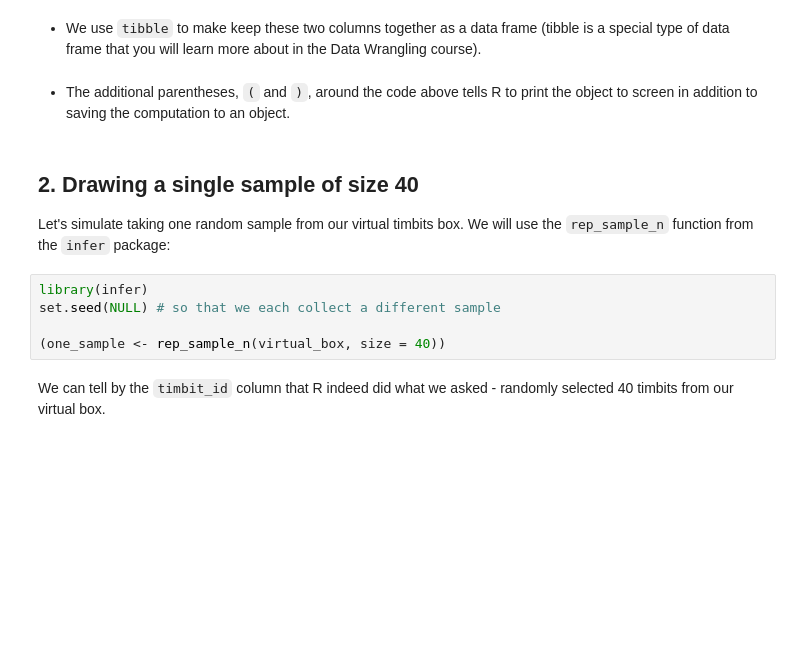
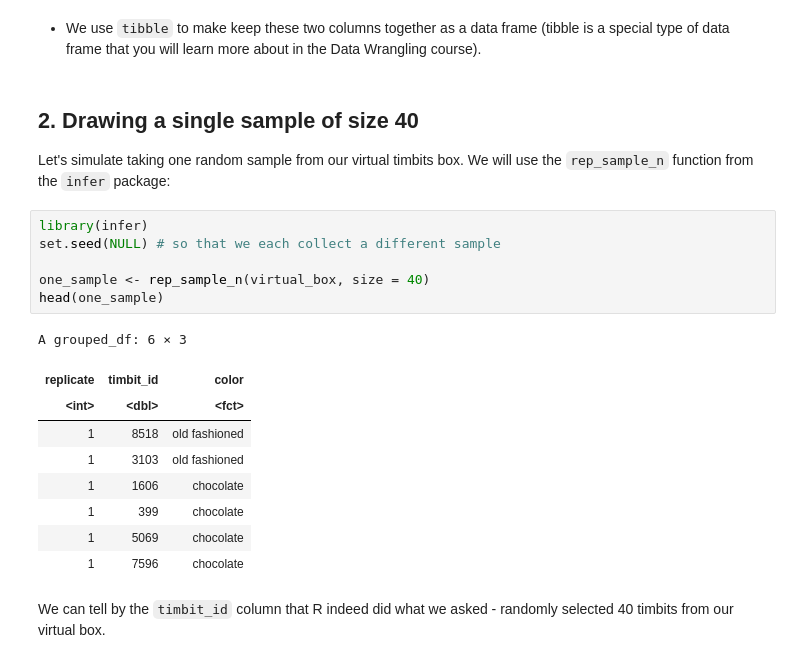
Before and after one commit to UBC-MDS/DSCI_552_stat-inf-1, a Jupyter notebook: lectures/01_lecture-sampling-through-simulation.ipynb, the cells around one changed output. Drawn from its saved outputs; the diff is of its cells as text; blank space fills up the shorter version.

```diff
--- a/lectures/01_lecture-sampling-through-simulation.ipynb
+++ b/lectures/01_lecture-sampling-through-simulation.ipynb
@@ -126,8 +134,6 @@ set.seed(1234)
 - We also use `seq` to create a column called `timbit_id` that holds the value from 1 to 10000.
 # %% [markdown]
 - We use `tibble` to make keep these two columns together as a data frame (tibble is a special type of data frame that you will learn more about in the Data Wrangling course).
-# %% [markdown]
-- The additional parentheses, `(` and `)`, around the code above tells R to print the object to screen in addition to saving the computation to an object.
 # %% [markdown]
 ## 2. Drawing a single sample of size 40
 
@@ -135,8 +141,19 @@ Let's simulate taking one random sample from our virtual timbits box. We will us
 # %%
 library(infer)
 set.seed(NULL) # so that we each collect a different sample
 
-(one_sample <- rep_sample_n(virtual_box, size = 40))
+one_sample <- rep_sample_n(virtual_box, size = 40)
+head(one_sample)
+# %% [output]
+A grouped_df: 6 × 3
+| replicate | timbit_id | color |
+| <int> | <dbl> | <fct> |
+| 1 | 8518 | old fashioned |
+| 1 | 3103 | old fashioned |
+| 1 | 1606 | chocolate |
+| 1 | 399 | chocolate |
+| 1 | 5069 | chocolate |
+| 1 | 7596 | chocolate |
 # %% [markdown]
 We can tell by the `timbit_id` column that R indeed did what we asked - randomly selected 40 timbits from our virtual box.
 # %% [markdown]
```
Also changed, not shown: parts of 19 cells of this notebook, 3 other files.
